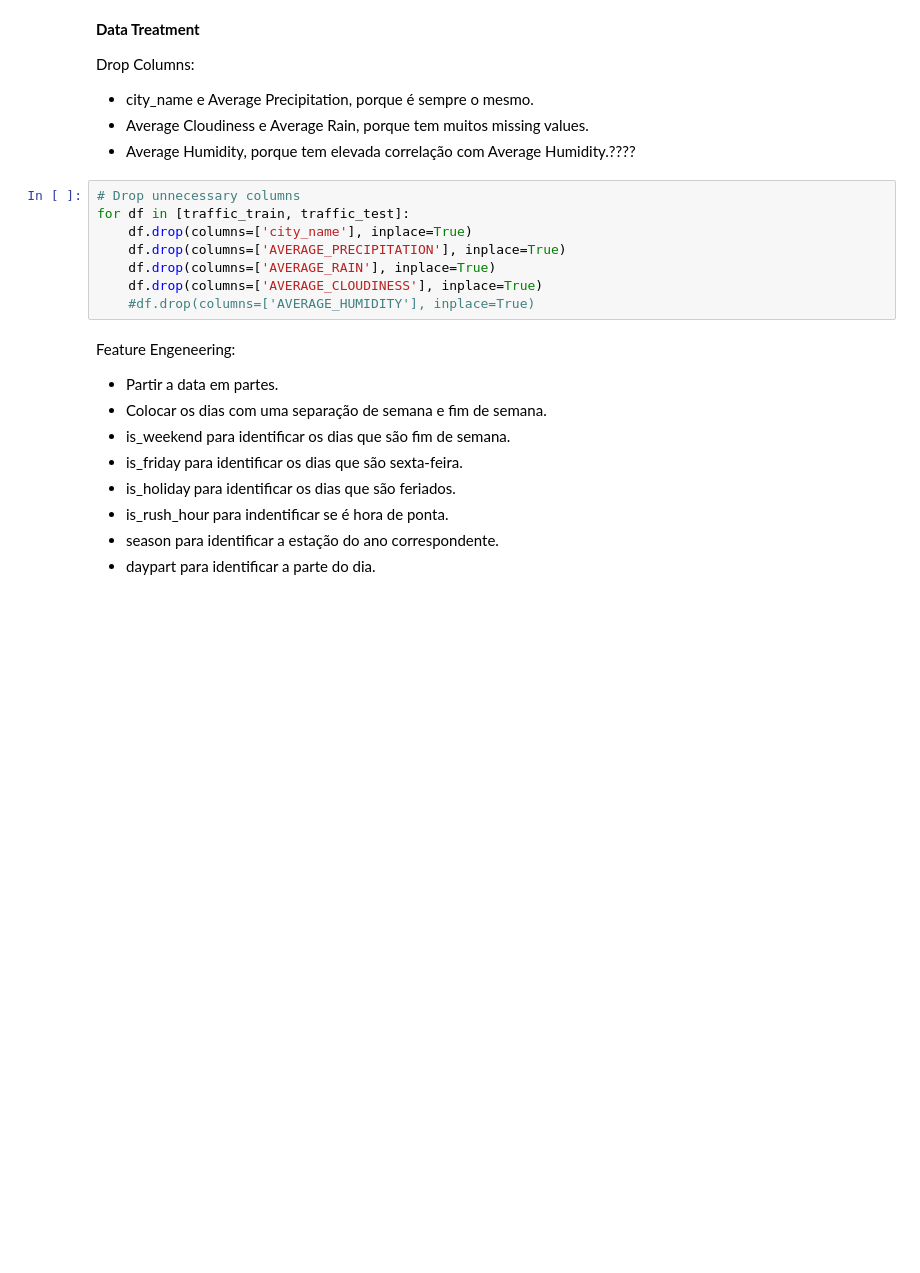
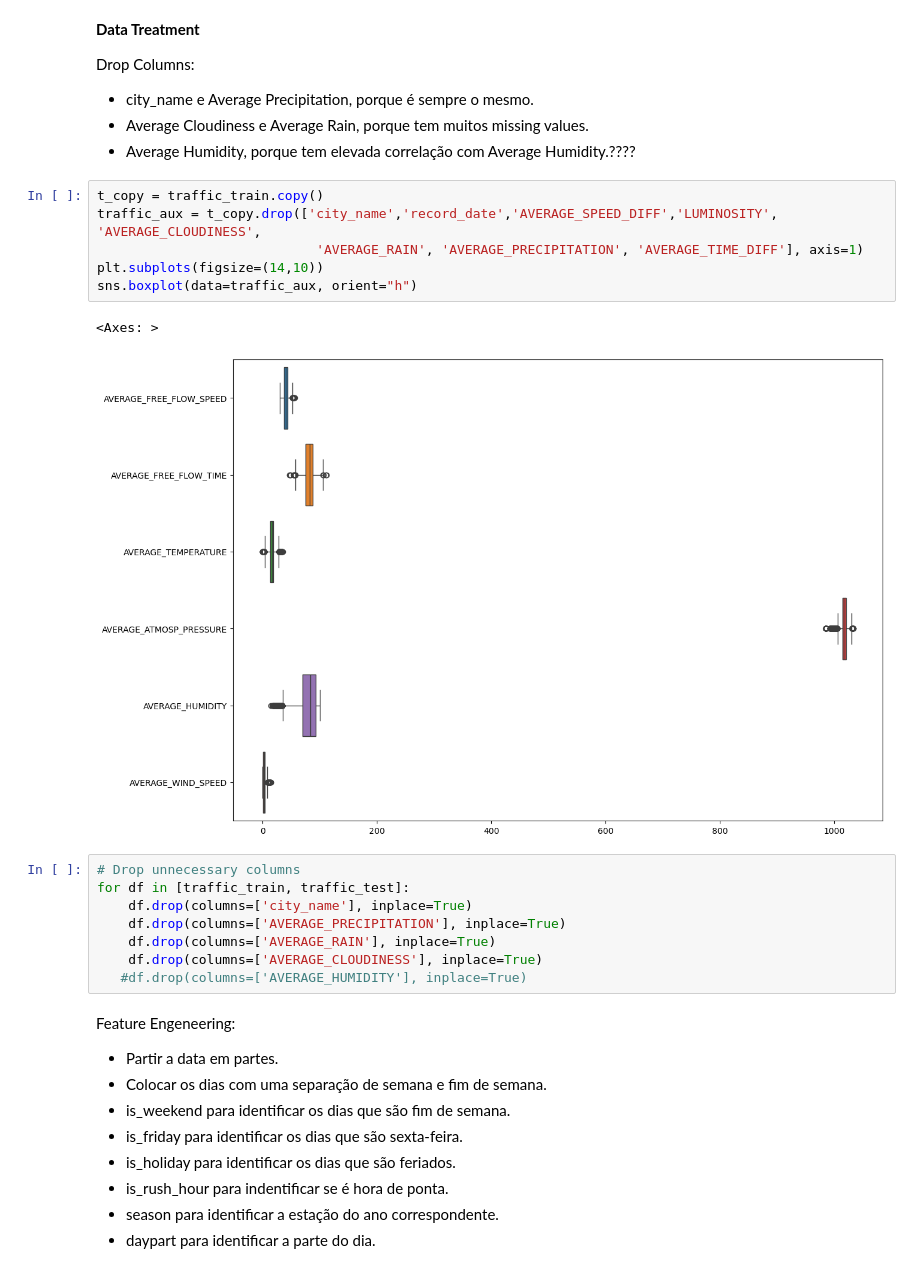
Before and after one commit to zeeesoares/daa-nt, a Jupyter notebook: notebooks/modeling/AproxPercentilDiv.ipynb, the cells around one changed output. Cells and saved outputs as stored; diff of their text form; blank space fills up the shorter version.

```diff
--- a/notebooks/modeling/AproxPercentilDiv.ipynb
+++ b/notebooks/modeling/AproxPercentilDiv.ipynb
@@ -20,6 +24,15 @@ Drop Columns:
 - city_name e Average Precipitation, porque é sempre o mesmo.
 - Average Cloudiness e Average Rain, porque tem muitos missing values.
 - Average Humidity, porque tem elevada correlação com Average Humidity.????
+# %%
+t_copy = traffic_train.copy()
+traffic_aux = t_copy.drop(['city_name','record_date','AVERAGE_SPEED_DIFF','LUMINOSITY', 'AVERAGE_CLOUDINESS',
+                            'AVERAGE_RAIN', 'AVERAGE_PRECIPITATION', 'AVERAGE_TIME_DIFF'], axis=1)
+plt.subplots(figsize=(14,10))
+sns.boxplot(data=traffic_aux, orient="h")
+# %% [output]
+<Axes: >
+[figure, added]
 # %%
 # Drop unnecessary columns
 for df in [traffic_train, traffic_test]:
@@ -27,7 +40,7 @@ for df in [traffic_train, traffic_test]:
     df.drop(columns=['AVERAGE_PRECIPITATION'], inplace=True)
     df.drop(columns=['AVERAGE_RAIN'], inplace=True)
     df.drop(columns=['AVERAGE_CLOUDINESS'], inplace=True)
-    #df.drop(columns=['AVERAGE_HUMIDITY'], inplace=True)
+   #df.drop(columns=['AVERAGE_HUMIDITY'], inplace=True)
 # %% [markdown]
 Feature Engeneering:
 - Partir a data em partes.
```
Also changed, not shown: parts of 16 cells of this notebook, 1 other file.
